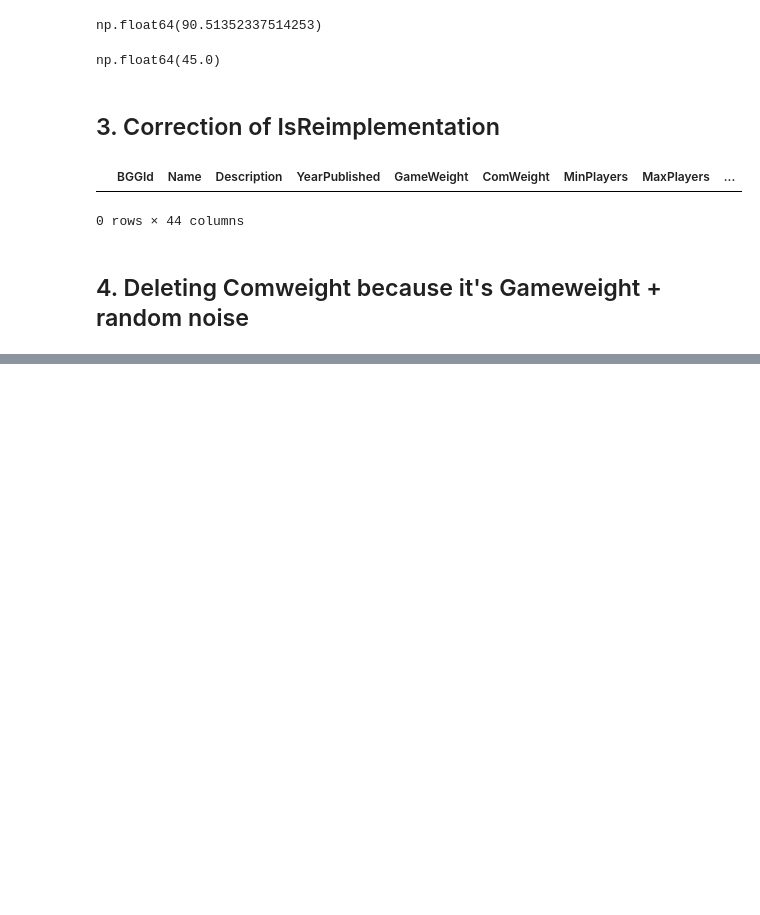
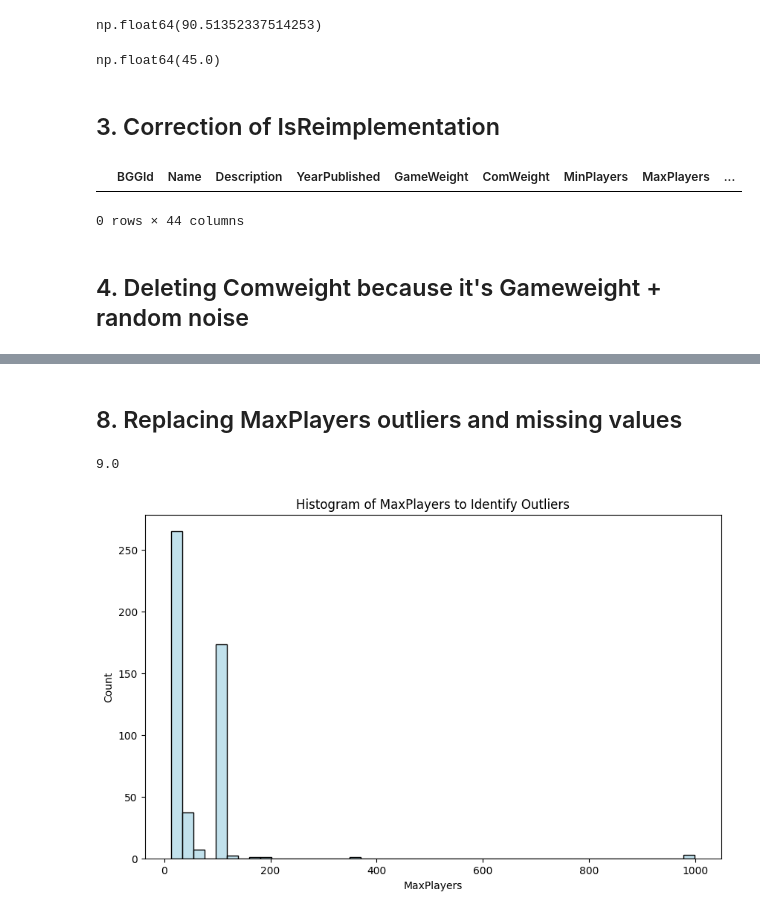
Before and after one commit to leopasq24/DataMining, a Jupyter notebook: data_preparation.ipynb, the cells around one changed output, grey strips where cells are left out. Saved outputs shown, nothing was run; the diff lists cells and outputs as text; code cells hidden in the pictures; blank space fills up the shorter version.

```diff
--- a/data_preparation.ipynb
+++ b/data_preparation.ipynb
@@ -117,0 +120,6 @@ df_to_be_modified = df_to_be_modified.drop(labels = "BestPlayers", axis = 1)
+# %%
+# grouping gameweight values by category
+categories = ["Cat:Thematic", "Cat:Strategy", "Cat:War", "Cat:Family", "Cat:CGS", "Cat:Abstract", "Cat:Party", "Cat:Childrens"]
+df_to_be_modified["NoCategory"] = (df_to_be_modified[categories].sum(axis=1) == 0).astype(int)
+# replacing 0 values in GameWeight with the mean GameWeight of the respective category
+((df_to_be_modified["GameWeight"]==0) & df_to_be_modified["NoCategory"]==1).sum() # check how many have no category and gameweight 0
@@ -117,0 +130,4 @@ df_to_be_modified = df_to_be_modified.drop(labels = "BestPlayers", axis = 1)
+# %%
+# replacing 0 values in MinPlayers (50) with the median MinPlayers of the dataset
+df_to_be_modified["MinPlayers"].replace(0, df_to_be_modified["MinPlayers"].median(), inplace=True)
+((df_to_be_modified["MinPlayers"]==0).sum()) # check how many have MinPlayers 0
@@ -117,0 +142,25 @@ df_to_be_modified = df_to_be_modified.drop(labels = "BestPlayers", axis = 1)
+# %% [markdown]
+## 8. Replacing MaxPlayers outliers and missing values
+# %%
+# outlier detection for MaxPlayers
+q1 = df_to_be_modified["MaxPlayers"].quantile(0.25)
+q3 = df_to_be_modified["MaxPlayers"].quantile(0.75)
+iqr = q3 - q1
+lower_bound = q1 - 1.5 * iqr
+upper_bound = q3 + 1.5 * iqr
+'''df_to_be_modified["MaxPlayers"] = df_to_be_modified["MaxPlayers"].apply(
+    lambda x: df_to_be_modified["MaxPlayers"].median() if (x < lower_bound or x > upper_bound or x == 0) else x
+)
+((df_to_be_modified["MaxPlayers"]==0).sum()) # check how many have MaxPlayers 0'''
+print(upper_bound)
+df[df_to_be_modified["MaxPlayers"]>upper_bound][["MaxPlayers"]].sort_values(by= "MaxPlayers", ascending=True)
+# plotting the outliers distribution
+outliers = df[df_to_be_modified["MaxPlayers"]>12][["MaxPlayers"]]
+plt.figure(figsize=(10,6))
+sns.histplot(x=outliers["MaxPlayers"], color='lightblue')
+plt.title("Histogram of MaxPlayers to Identify Outliers")
+plt.xlabel("MaxPlayers")
+plt.show()
+# %% [output]
+9.0
+[figure, added]
```
Also changed, not shown: parts of 6 cells of this notebook.
